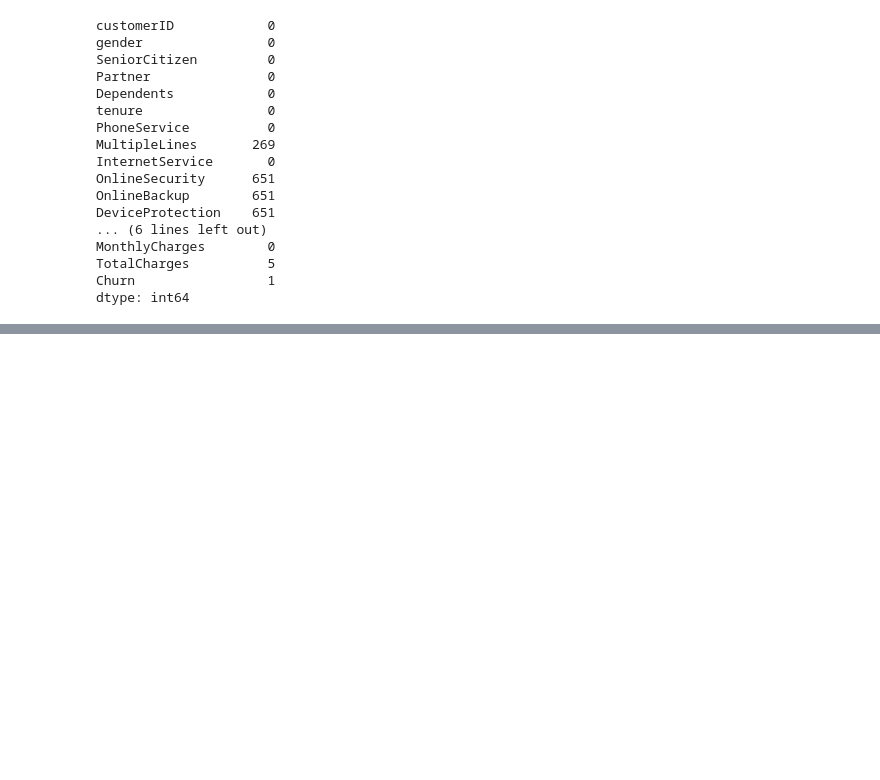
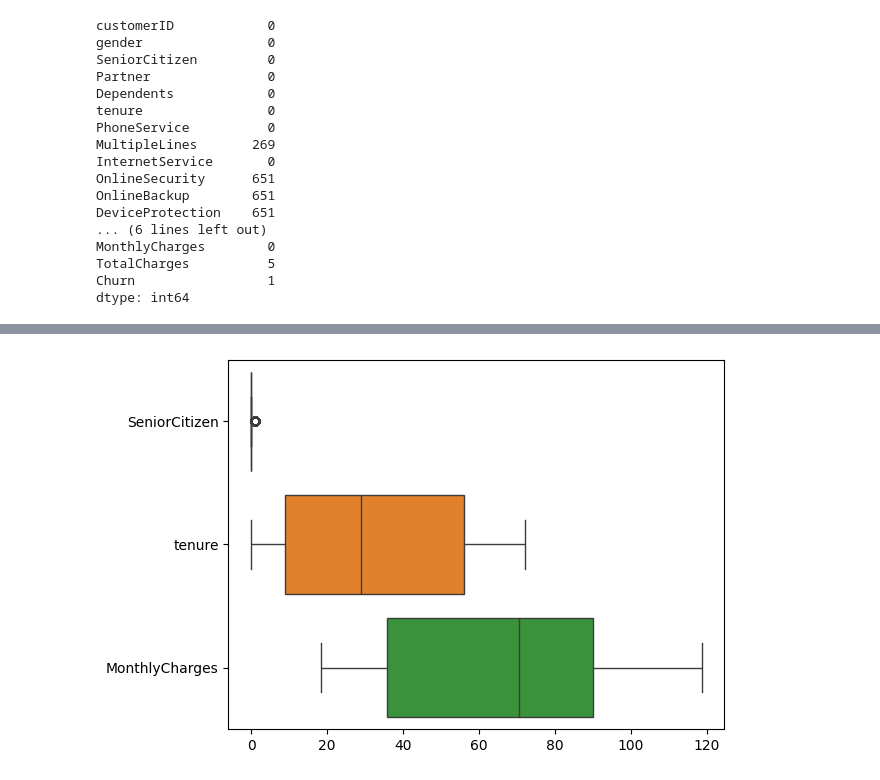
Before and after one commit to Vaniskemunto/Customer_churn-analysis, a Jupyter notebook: customer_churn.ipynb, the cells around one changed output, grey strips where cells are left out. Drawn from its saved outputs; the diff is of its cells as text; code cells hidden in the pictures; blank space fills up the shorter version.

```diff
--- a/customer_churn.ipynb
+++ b/customer_churn.ipynb
@@ -164,0 +179,6 @@ def visualize_relationship_with_churn(training_data, Churn):
+# %%
+#checking outliers
+sns.boxplot(training_data, orient='h')
+plt.show()
+# %% [output]
+[figure, added]
```
Also changed, not shown: parts of 14 cells of this notebook, 1 other file.
